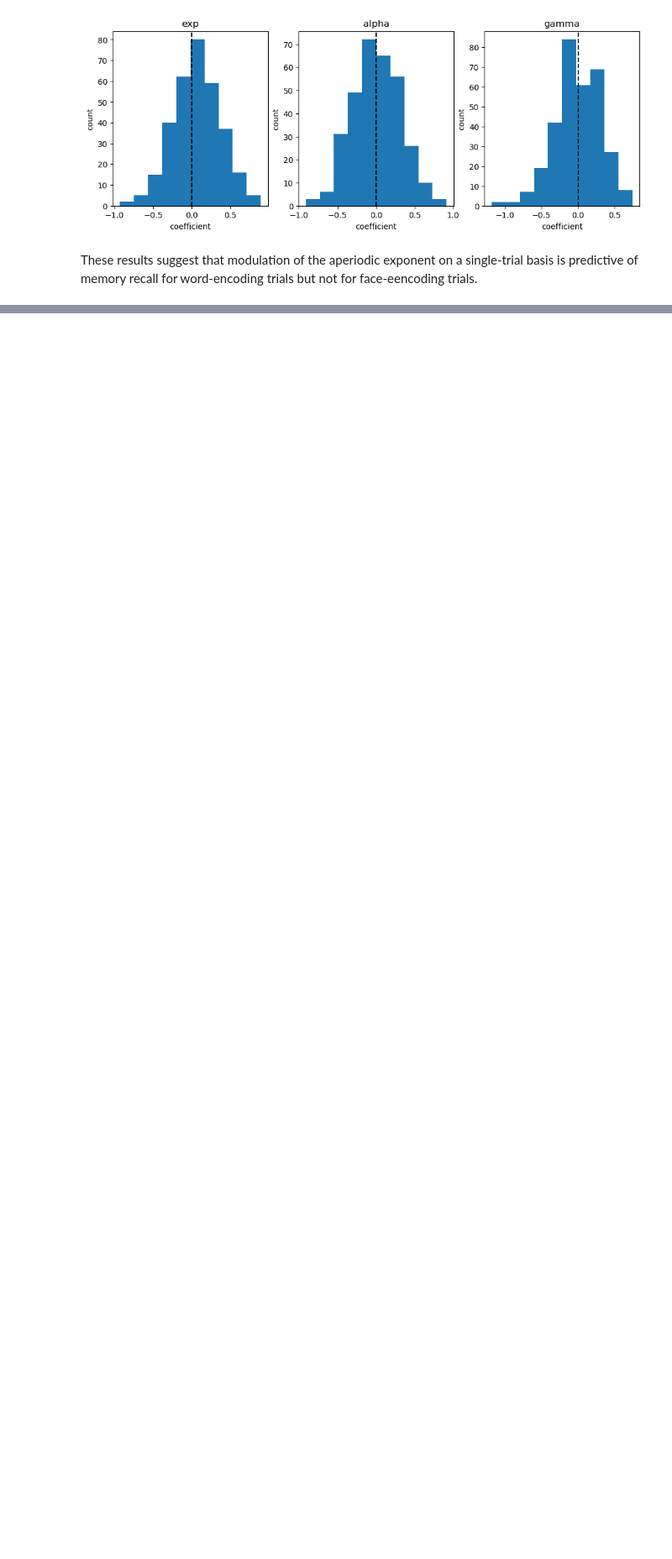
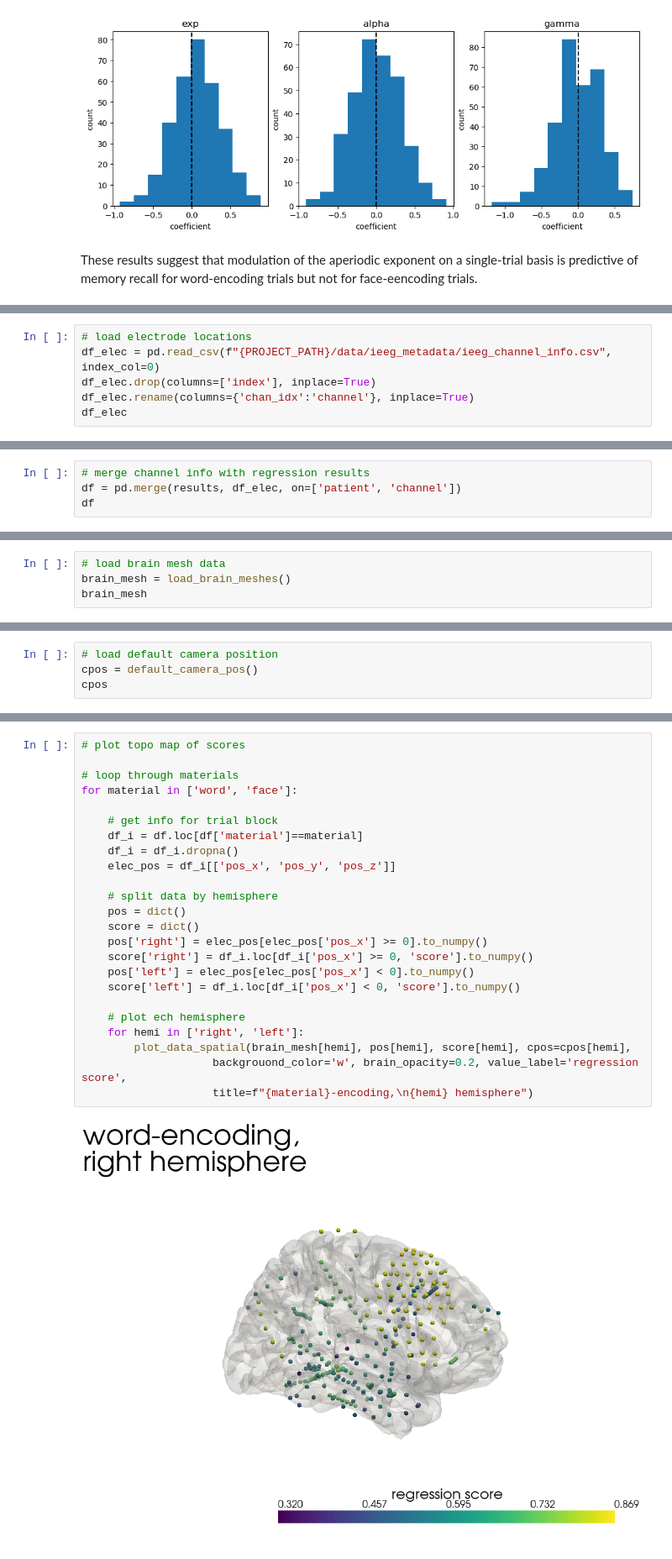
Before and after one commit to voytekresearch/oscillation_vs_exponent, a Jupyter notebook: notebooks/model_behavior.ipynb, the cells around one changed output, grey strips where cells are left out. Shown at 84% size. Cells and saved outputs as stored; diff of their text form; blank space fills up the shorter version.

```diff
--- a/notebooks/model_behavior.ipynb
+++ b/notebooks/model_behavior.ipynb
@@ -455,0 +641,6 @@ These results suggest that modulation of the aperiodic exponent on a single-tria
+# %%
+# load electrode locations
+df_elec = pd.read_csv(f"{PROJECT_PATH}/data/ieeg_metadata/ieeg_channel_info.csv", index_col=0)
+df_elec.drop(columns=['index'], inplace=True)
+df_elec.rename(columns={'chan_idx':'channel'}, inplace=True)
+df_elec
@@ -455,0 +661,4 @@ These results suggest that modulation of the aperiodic exponent on a single-tria
+# %%
+# merge channel info with regression results
+df = pd.merge(results, df_elec, on=['patient', 'channel'])
+df
@@ -455,0 +679,4 @@ These results suggest that modulation of the aperiodic exponent on a single-tria
+# %%
+# load brain mesh data
+brain_mesh = load_brain_meshes()
+brain_mesh
@@ -455,0 +701,4 @@ These results suggest that modulation of the aperiodic exponent on a single-tria
+# %%
+# load default camera position
+cpos = default_camera_pos()
+cpos
@@ -455,0 +715,26 @@ These results suggest that modulation of the aperiodic exponent on a single-tria
+# %%
+# plot topo map of scores
+
+# loop through materials
+for material in ['word', 'face']:
+
+    # get info for trial block
+    df_i = df.loc[df['material']==material]
+    df_i = df_i.dropna()
+    elec_pos = df_i[['pos_x', 'pos_y', 'pos_z']]
+
+    # split data by hemisphere
+    pos = dict()
+    score = dict()
+    pos['right'] = elec_pos[elec_pos['pos_x'] >= 0].to_numpy()
+    score['right'] = df_i.loc[df_i['pos_x'] >= 0, 'score'].to_numpy()
+    pos['left'] = elec_pos[elec_pos['pos_x'] < 0].to_numpy()
+    score['left'] = df_i.loc[df_i['pos_x'] < 0, 'score'].to_numpy()
+
+    # plot ech hemisphere
+    for hemi in ['right', 'left']:
+        plot_data_spatial(brain_mesh[hemi], pos[hemi], score[hemi], cpos=cpos[hemi],
+                    backgrouond_color='w', brain_opacity=0.2, value_label='regression score',
+                    title=f"{material}-encoding,\n{hemi} hemisphere")
+# %% [output]
+[figure, added]
```
Also changed, not shown: parts of 26 cells of this notebook.
